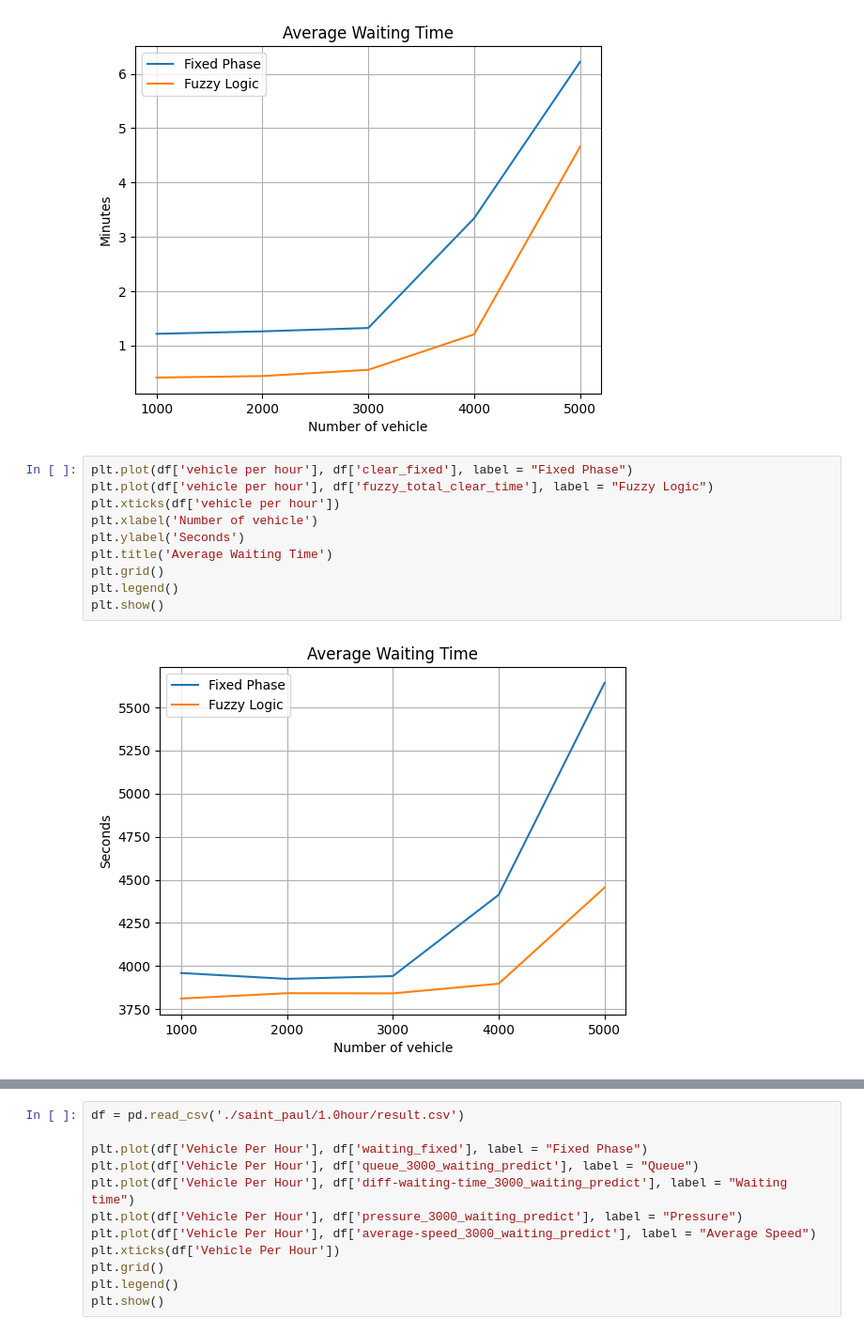
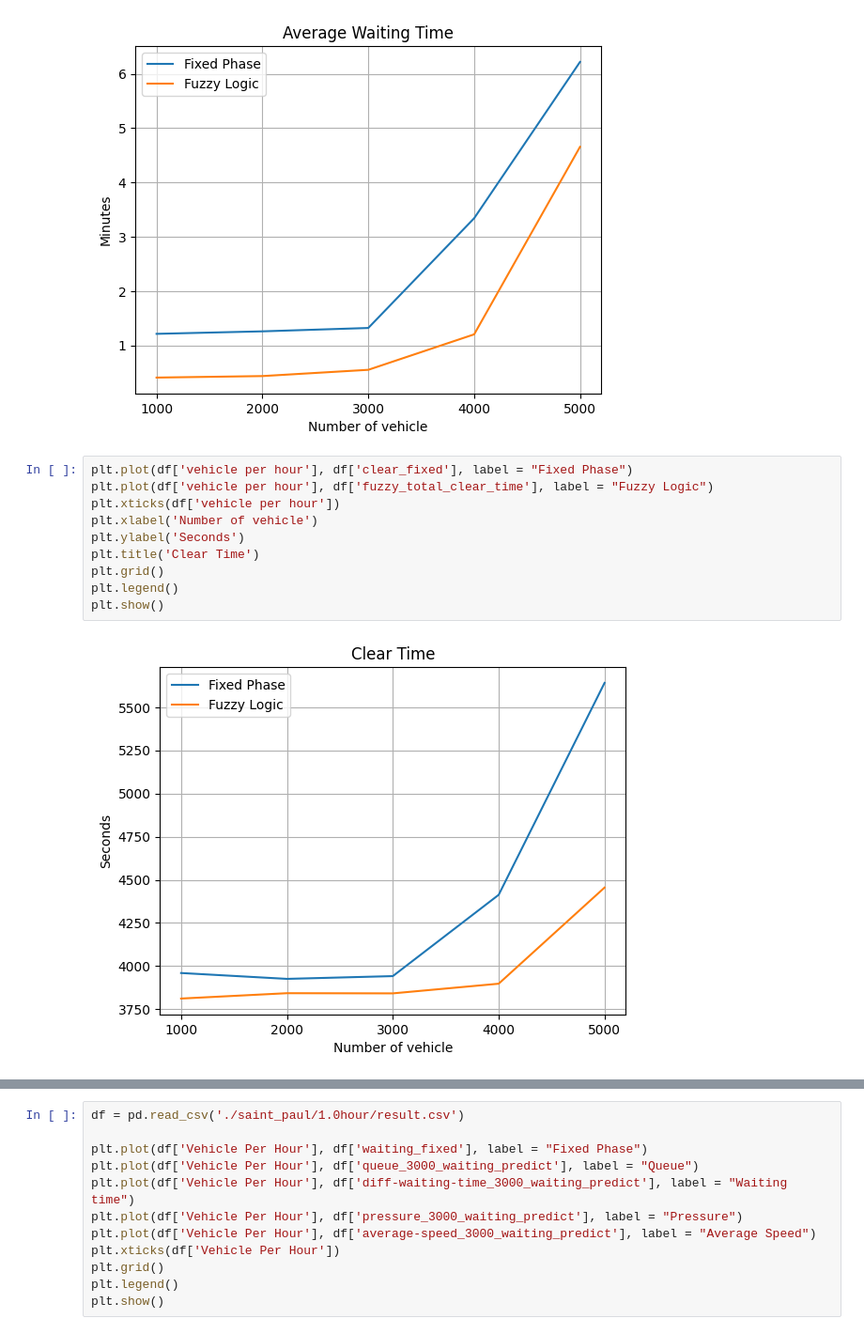
Before and after one commit to giftnichakul/deeprl-traffic-control, a Jupyter notebook: main.ipynb, the cells around one changed output, grey strips where cells are left out. Shown at 94% size. Saved outputs shown, nothing was run; the diff lists cells and outputs as text.

```diff
--- a/main.ipynb
+++ b/main.ipynb
@@ -146,12 +146,12 @@ plt.show()
 # %%
 plt.plot(df['vehicle per hour'], df['clear_fixed'], label = "Fixed Phase")
 plt.plot(df['vehicle per hour'], df['fuzzy_total_clear_time'], label = "Fuzzy Logic")
 plt.xticks(df['vehicle per hour'])
 plt.xlabel('Number of vehicle')
 plt.ylabel('Seconds')
-plt.title('Average Waiting Time')
+plt.title('Clear Time')
 plt.grid()
 plt.legend()
 plt.show()
 # %% [output]
-[figure, old version]
+[figure, new version]
```
Also changed, not shown: parts of 1 cell of this notebook, 2 other files.
